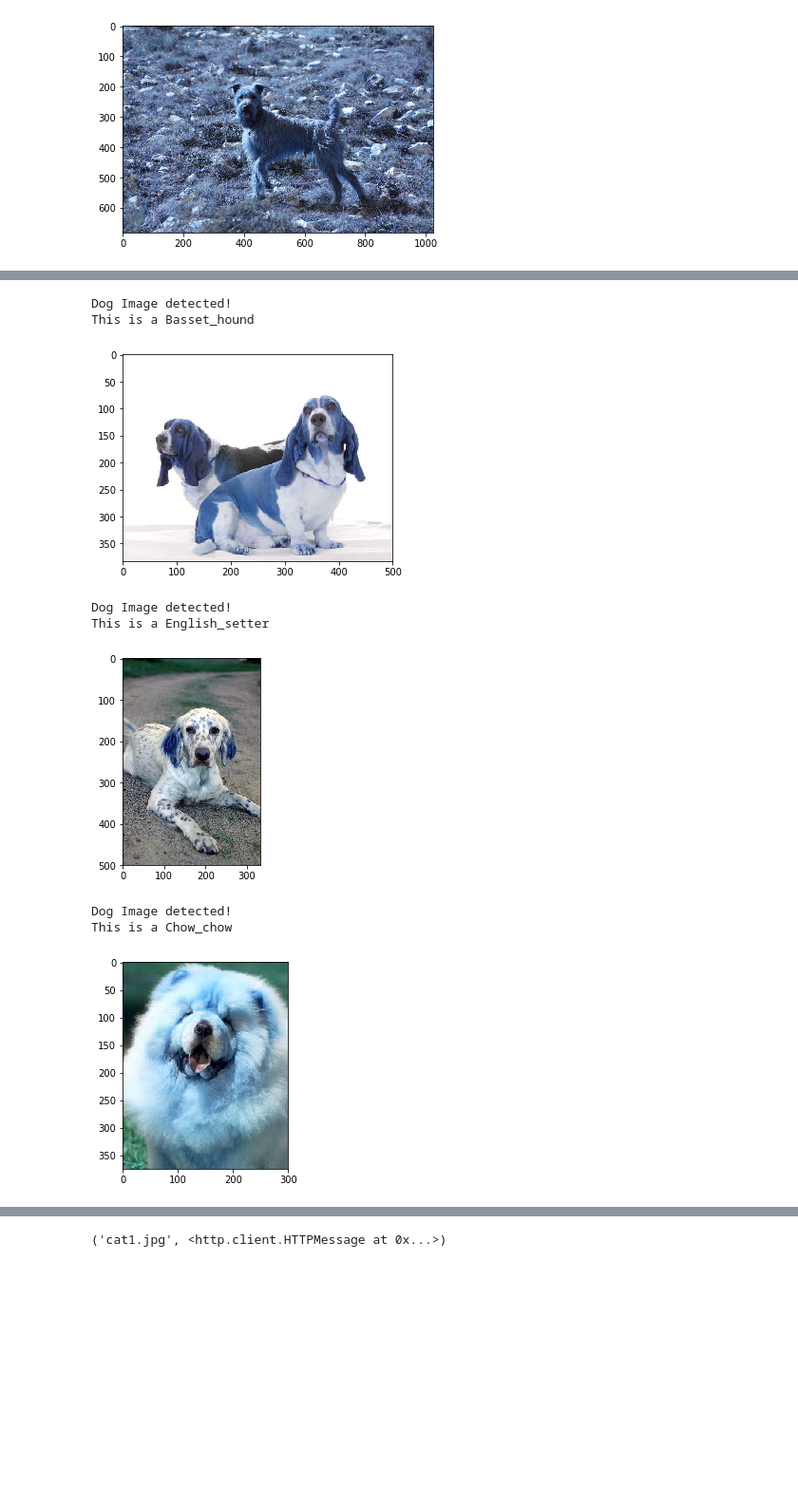
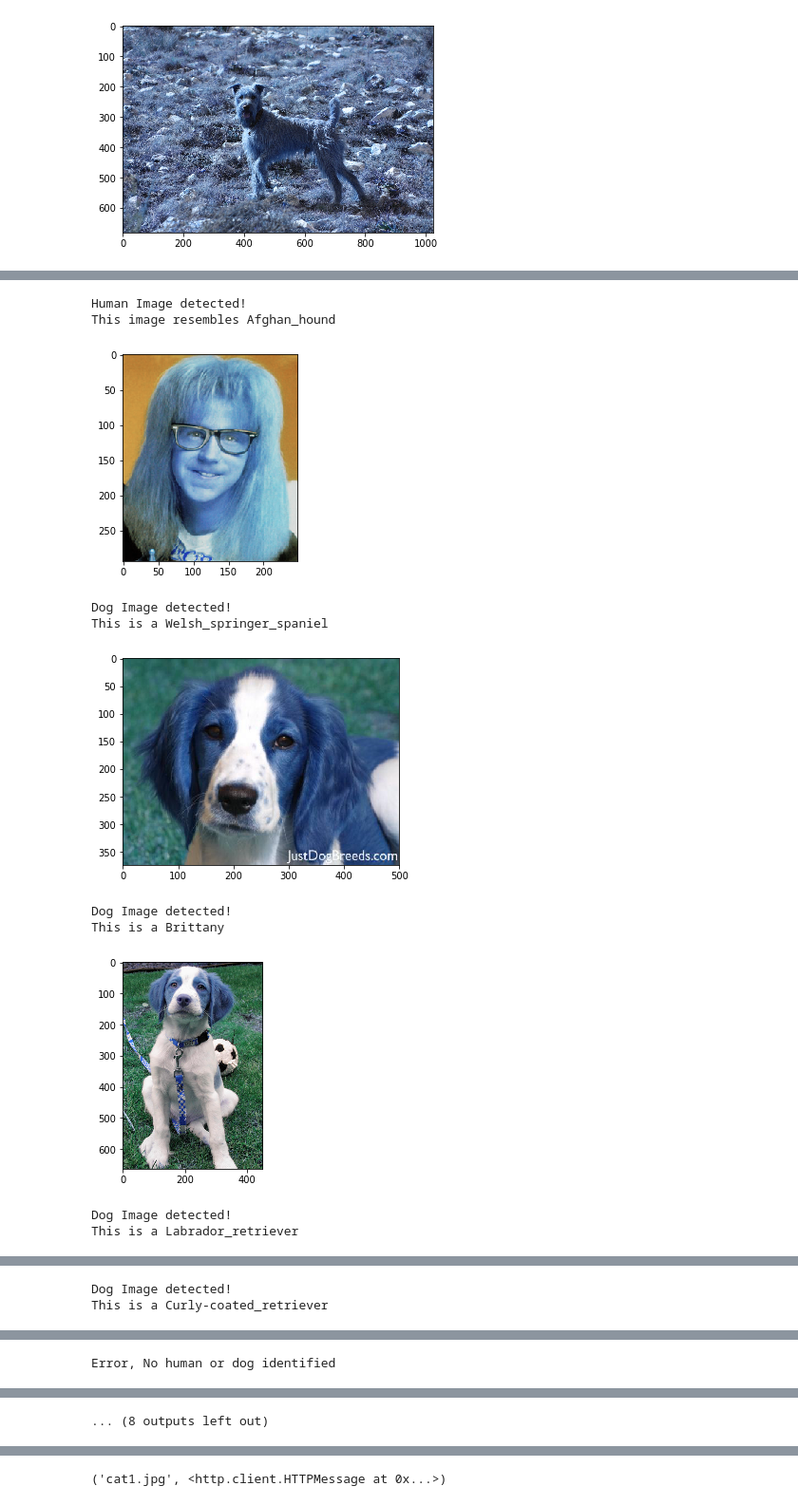
Before and after one commit to Madhu062422/Dog-Breed-Classifier_Udacity-Data-Science-NanoDegree-Capstone-Project, a Jupyter notebook: dog_app.ipynb, the cells around one changed output, grey strips where cells are left out. Shown at 95% size. Cells and saved outputs as stored; diff of their text form; code cells hidden in the pictures; blank space fills up the shorter version.

```diff
--- a/dog_app.ipynb
+++ b/dog_app.ipynb
@@ -124,7 +124,7 @@ import matplotlib.pyplot as plt
 face_cascade = cv2.CascadeClassifier('haarcascades/haarcascade_frontalface_alt.xml')
 
 # load color (BGR) image
-img = cv2.imread(human_files[3])
+img = cv2.imread(human_files[30])
 # convert BGR image to grayscale
 gray = cv2.cvtColor(img, cv2.COLOR_BGR2GRAY)
 
@@ -773,14 +774,18 @@ This photo looks like an Afghan Hound.
 def predict_dog_or_human(img_path):
 
     if dog_detector(img_path) == True:
-        dog_breed = Resnet50_predict_breed(img_path)
+        dog_breed = Resnet50_breed_name_prediction(img_path)
         return("Dog Image detected!\nThis is a {}".format(dog_breed))
-    # if human return resembpling dog breed
+    # if human return resembling dog breed
     elif face_detector(img_path) == True:
-        dog_breed = Resnet50_predict_breed(img_path)
+        dog_breed = Resnet50_breed_name_prediction(img_path)
         return("Human Image detected!\nThis image resembles {}".format(dog_breed))
     else:
         return "Error, No human or dog identified"
+
+    '''img = Image.open(img_path)
+    plt.imshow(img)
+    plt.show()'''
 # %%
 def plot_image(path,title=""):
     img = cv2.imread(path)
@@ -845,23 +858,25 @@ __Answer:__
 # %%
 ## TODO: Execute your algorithm from Step 6 on
 ## at least 6 images on your computer.
 ## Feel free to use as many code cells as needed.
-import random
 
-#Testing with dog images
-test_image_path_dog = random.sample(range(1,50),3)
-
-for img_path in test_image_path_dog:
-    dog_image = dog_files_short[img_path]
-    print(predict_dog_or_human(dog_image))
-    plot_image(dog_image)
+import os
+for img_file in os.listdir('./images'):
+    img_path = os.path.join('./images', img_file)
+    try:
+        print(predict_dog_or_human(img_path))
+        plot_image(img_path)
+    except:
+        pass
 # %% [output]
-Dog Image detected!
-This is a Basset_hound
+Human Image detected!
+This image resembles Afghan_hound
-[figure, old version]
+[figure, new version]
 Dog Image detected!
-This is a English_setter
+This is a Welsh_springer_spaniel
-[figure, old version]
+[figure, new version]
 Dog Image detected!
-This is a Chow_chow
+This is a Brittany
-[figure, old version]
+[figure, new version]
+Dog Image detected!
+This is a Labrador_retriever
@@ -867,0 +884,2 @@ This is a Chow_chow
+Dog Image detected!
+This is a Curly-coated_retriever
@@ -867,0 +887 @@ This is a Chow_chow
+Error, No human or dog identified
@@ -867,0 +889 @@ This is a Chow_chow
+... (8 outputs left out)
```
Also changed, not shown: parts of 18 cells of this notebook, 6 other files.
